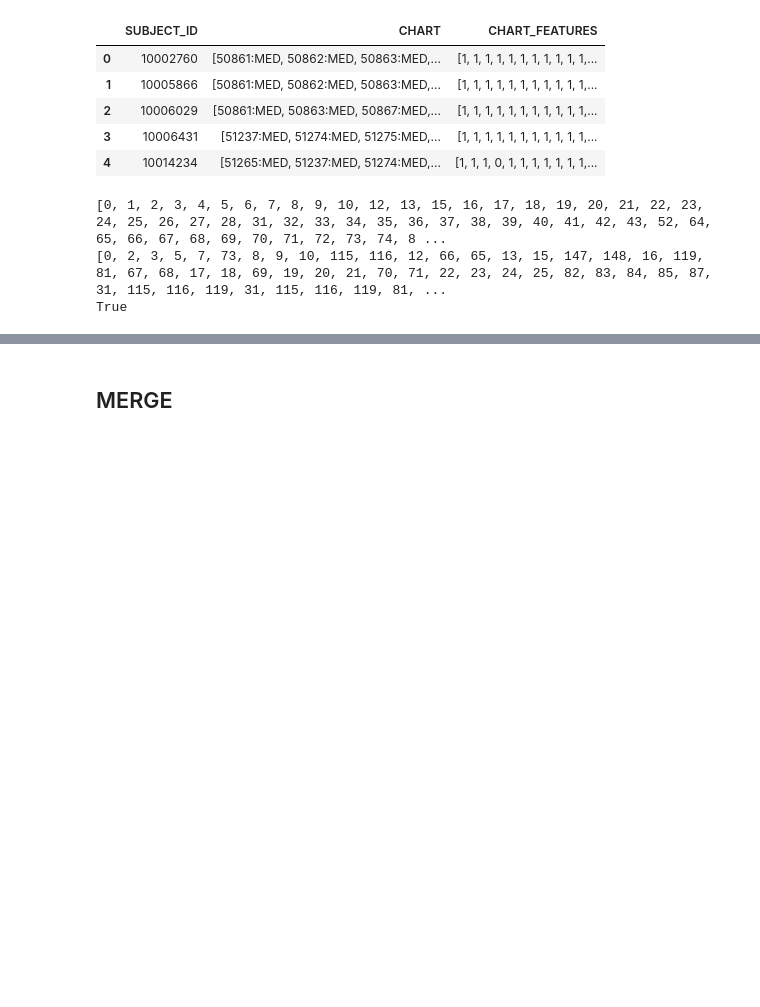
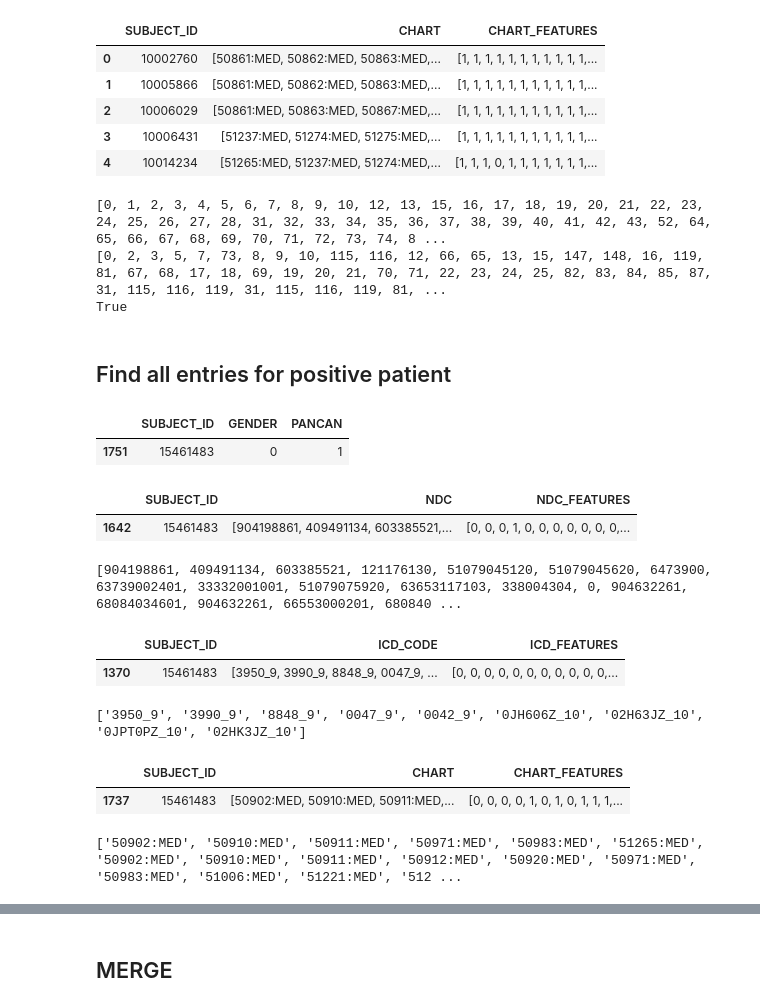
Before and after one commit to kushagragarwal2443/Pancreatic_Cancer_Prediction_from_EHR, a Jupyter notebook: data/preprocess.ipynb, the cells around one changed output, grey strips where cells are left out. Saved outputs shown, nothing was run; the diff lists cells and outputs as text; code cells hidden in the pictures; blank space fills up the shorter version.

```diff
--- a/data/preprocess.ipynb
+++ b/data/preprocess.ipynb
@@ -409,3 +409,30 @@ print(set(lista)==set(listb))
 [0, 1, 2, 3, 4, 5, 6, 7, 8, 9, 10, 12, 13, 15, 16, 17, 18, 19, 20, 21, 22, 23, 24, 25, 26, 27, 28, 31, 32, 33, 34, 35, 36, 37, 38, 39, 40, 41, 42, 43, 52, 64, 65, 66, 67, 68, 69, 70, 71, 72, 73, 74, 8 ...
 [0, 2, 3, 5, 7, 73, 8, 9, 10, 115, 116, 12, 66, 65, 13, 15, 147, 148, 16, 119, 81, 67, 68, 17, 18, 69, 19, 20, 21, 70, 71, 22, 23, 24, 25, 82, 83, 84, 85, 87, 31, 115, 116, 119, 31, 115, 116, 119, 81, ...
 True
+# %% [markdown]
+## Find all entries for positive patient
+# %%
+yes_patid = 15461483
+patient_info = patient_df[patient_df['SUBJECT_ID'] == yes_patid]
+display(patient_info)
+med_grouped_info = med_grouped_df[med_grouped_df['SUBJECT_ID'] == yes_patid]
+display(med_grouped_info)
+print(list(med_grouped_info['NDC'])[0])
+procedure_grouped_info = procedure_grouped_df[procedure_grouped_df['SUBJECT_ID'] == yes_patid]
+display(procedure_grouped_info)
+print(list(procedure_grouped_info['ICD_CODE'])[0])
+lab_grouped_info = lab_grouped_df[lab_grouped_df['SUBJECT_ID'] == yes_patid]
+display(lab_grouped_info)
+print(list(lab_grouped_info['CHART'])[0])
+# %% [output]
+|  | SUBJECT_ID | GENDER | PANCAN |
+| 1751 | 15461483 | 0 | 1 |
+|  | SUBJECT_ID | NDC | NDC_FEATURES |
+| 1642 | 15461483 | [904198861, 409491134, 603385521,... | [0, 0, 0, 1, 0, 0, 0, 0, 0, 0, 0,... |
+[904198861, 409491134, 603385521, 121176130, 51079045120, 51079045620, 6473900, 63739002401, 33332001001, 51079075920, 63653117103, 338004304, 0, 904632261, 68084034601, 904632261, 66553000201, 680840 ...
+|  | SUBJECT_ID | ICD_CODE | ICD_FEATURES |
+| 1370 | 15461483 | [3950_9, 3990_9, 8848_9, 0047_9, ... | [0, 0, 0, 0, 0, 0, 0, 0, 0, 0, 0,... |
+['3950_9', '3990_9', '8848_9', '0047_9', '0042_9', '0JH606Z_10', '02H63JZ_10', '0JPT0PZ_10', '02HK3JZ_10']
+|  | SUBJECT_ID | CHART | CHART_FEATURES |
+| 1737 | 15461483 | [50902:MED, 50910:MED, 50911:MED,... | [0, 0, 0, 0, 1, 0, 1, 0, 1, 1, 1,... |
+['50902:MED', '50910:MED', '50911:MED', '50971:MED', '50983:MED', '51265:MED', '50902:MED', '50910:MED', '50911:MED', '50912:MED', '50920:MED', '50971:MED', '50983:MED', '51006:MED', '51221:MED', '512 ...
```
Also changed, not shown: parts of 10 cells of this notebook, 17 other files.
